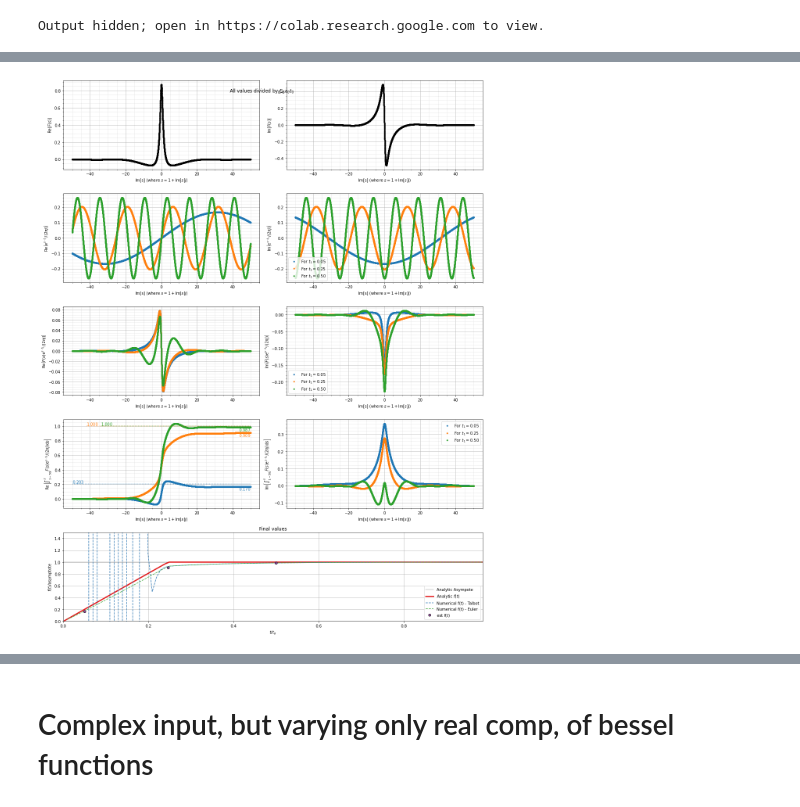
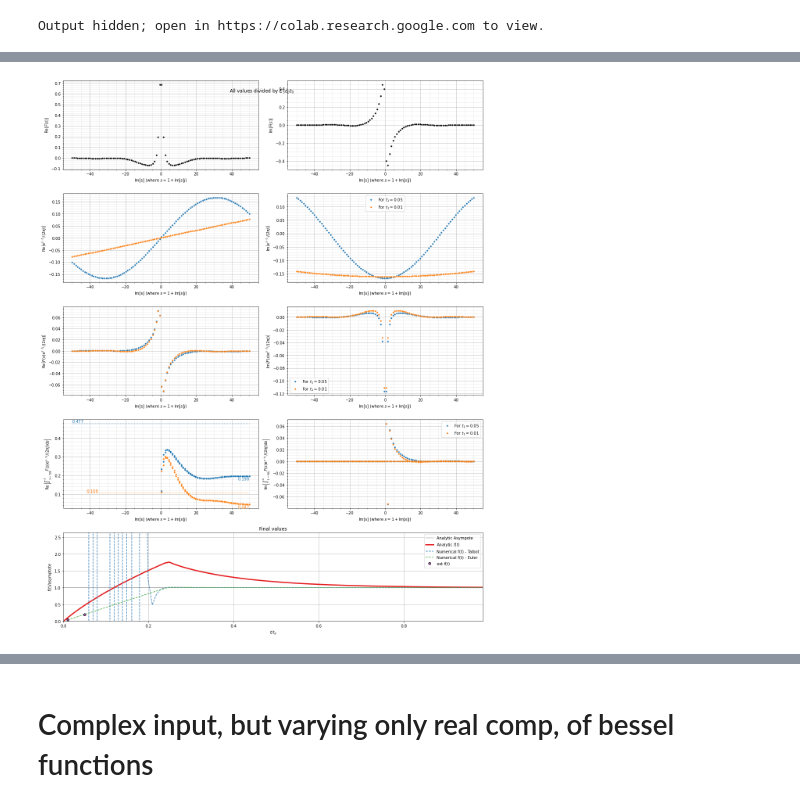
Before and after one commit to ryerrabelli/Yerrabelli-Spector-Poroelastic-Model-Code, a Jupyter notebook: src/TestBessel.ipynb, the cells around one changed output, grey strips where cells are left out. Drawn from its saved outputs; the diff is of its cells as text; code cells hidden in the pictures.

Commit message:
Investigating discrepancies to try to explain numerical-analytic difference. Realized that C1 does not equal C2 at v31=sqrt(0.5) like I thought it should

```diff
--- a/src/TestBessel.ipynb
+++ b/src/TestBessel.ipynb
@@ -940,0 +1320,6 @@ print(plt.cm.Set1(np.linspace(0,1,10)).round(3))
+# %%
+for t1_val in t1:
+    val, err = sp.integrate.quad(
+            (lambda s_i: vpe.laplace_value(s_i*1j+1, dimensional=True)/asymptote_analyt*np.exp( (s_i*1j+1)*t1_val)/(2j*np.pi)),
+            -50, 50
+            )
@@ -940,0 +1329,6 @@ print(plt.cm.Set1(np.linspace(0,1,10)).round(3))
+# %%
+for indt,t1_val in enumerate(np.array([.01, 0.05])):
+        print(t1_val,sp.integrate.quad(
+                (lambda s_i: -np.imag(vpe.laplace_value(s_i*1j+1, dimensional=True)/asymptote_analyt*np.exp( (s_i*1j+1)*t1_val)/(2j*np.pi))),
+                -500, 500
+                ), vpe.inverted_value(t1_val*vpe.tg))
@@ -941,5 +1371,4 @@ print(plt.cm.Set1(np.linspace(0,1,10)).round(3))
 # %%
-#@title Steps of inverse laplace of Cohen
 
 importlib.reload(viscoporoelastic_model)
 importlib.reload(inverting)
@@ -948,7 +1377,7 @@ from viscoporoelastic_model import CohenModel, getCohenModelModified
 
 param_name, param_name_latex = "v31", "\nu_{31}"
 param_vals = np.array([np.sqrt(1/2)])  #np.linspace(0,1,10,endpoint=True)
-
+param_vals = np.array([0.45])
 
 VPEs = [
         (CohenModel(), fr"$Cohen$"),
@@ -960,13 +1389,15 @@ VPEs = [(getCohenModelModified(**{param_name:param_val}), f"For ${param_name_lat
 
 do_plot = True  #@param {type: "boolean"}
 s_real = 1 #@param {type:"slider", min:-10, max:10, step:0.1}
-(s, ds)=np.linspace(start=s_real-50j, stop=s_real+50j, num=10000, endpoint=True, retstep=True)
+s_imag_width = 50  #@param {type:"number"}
+(s, ds)=np.linspace(start=s_real-1j*s_imag_width, stop=s_real+1j*s_imag_width,
+                    num=100, endpoint=True, retstep=True)
 #t1 = np.array([.01,.1, 1.5])  # nondimensional
 #t1 = np.array([.01,.1, 1.0])  # nondimensional
-t1 = np.array([.05, 0.246184, 0.5])
+#t1 = np.array([.05, 0.246184, 0.5])
 #t1 = np.concatenate( (np.arange(0.01,0.1,0.01), np.arange(.1,2,.1)) )  # nondimensional
-
-
+#t1 = np.array([.01, 0.05, 0.246184])
+t1 = np.array([.05, 0.01])
 
 t0_tg = VPEs[0][0].t0_tg
 tg = VPEs[0][0].tg
@@ -976,7 +1407,8 @@ func = [vpe.laplace_value for vpe, label in VPEs]
 inv_funcs_anal = [vpe.inverted_value for vpe, label in VPEs]
 
 
-plot_s = np.imag(s[...,None])
+#plot_s = np.imag(s[...,None])
+plot_s = np.imag(s)   # make one dim array, not 2+, for convenience
 yss = []
 row_namess = []
 
@@ -988,7 +1420,37 @@ for ind, (vpe, label) in enumerate(VPEs):
           np.exp(s[...,None]*t1)/(2j*np.pi)
           ]
     ys.append( (ys[0].T*ys[1].T).T )
-    ys.append( np.cumsum(ys[-1], axis=0)*ds )
+    """ys.append(sp.integrate.quad(
+        (lambda s: 1j*vpe.laplace_value(s, dimensional=True)/asymptote_analyt*np.exp(s[...,None]*t1)/(2j*np.pi))
+         ))"""
+
+    """
+    for t1_val in t1:
+        val, err = sp.integrate.quad(
+                (lambda s_i: 1j*vpe.laplace_value(s_i*1j+1, dimensional=True)/asymptote_analyt*np.exp( (s_i*1j+1)*t1_val)/(2j*np.pi)),
+                -50, 50
+                )"""
+
+    """ys.append( sp.integrate.cumtrapz(ys[-1], axis=0)*ds )
+    for indt,t1_val in enumerate(t1):
+        # double check the last value with a different method integrate.quad
+        ys[-1][-1,indt]=sp.integrate.quad(
+                (lambda s_i: 1j*vpe.laplace_value(s_i*1j+1, dimensional=True)/asymptote_analyt*np.exp( (s_i*1j+1)*t1_val)/(2j*np.pi)),
+                -50, 50
+                )[0]"""
+
+    # add the sign component so that there is a predictable order when there are two values to sort that are opposite sign
+    sort_indices = np.argsort( np.abs(plot_s) + 1e-8*np.sign(plot_s))
+    plot_s[sort_indices]
+    #ys.append( sp.integrate.cumtrapz(ys[-1], axis=0)*ds )
+    ys.append( np.concatenate((
+        # width of plot_s<0, but must keep height same to concat
+        #np.full( (plot_s[plot_s<0].shape + ys[-1].shape[1:]), np.nan ),  # put leading zeros
+        np.full(ys[2][sort_indices].shape, np.nan),
+        np.cumsum(ys[2][sort_indices], axis=0)*ds
+        )) )
+
+
     # No dollar signs ($) here - added later
     row_names = [r"F(s)",
                  r"\mathrm{e}^{s \cdot t_1}/(2 \pi j)"
@@ -1023,6 +1485,10 @@ for ind, (vpe, label) in enumerate(VPEs):
             [
              np.real_if_close(np.sum(ds*ys[2], axis=0) ),
              np.real_if_close(np.trapz(ys[2],dx=ds,axis=0) ),
+             np.array([sp.integrate.quad(
+                (lambda s_i: vpe.laplace_value(s_i*1j+1, dimensional=True)/asymptote_analyt*np.exp( (s_i*1j+1)*t1_val)/(2j*np.pi)),
+                -50, 50
+                )[0] for t1_val in t1])
             ]
             )
         },
@@ -1051,8 +1517,6 @@ if do_plot:
         #ax.set_xlabel(r"$\mathrm{Im\left[s\right]}$ ($\mathrm{Re}\left[s\right]="+f"{s_real}$)")
         ax.set_xlabel(r"$\mathrm{Im\left[s\right]}$ (where $s="+f"{s_real}"+r"+\mathrm{Im}\left[s\right]j$)")
 
-    #plt.suptitle(f"$s={s_real}+"+r"\mathrm{Im}\left[s\right]j$")
-    #fig.supxlabel(f"Component of complex output")  # requires matplotlib 3.4
 
     gs = axs.flat[-2].get_gridspec()  #axs[-1,-2].get_gridspec()  #
     # remove the underlying axes
@@ -1089,8 +1553,14 @@ if do_plot:
 
     for ys, row_names in zip(yss, row_namess):  # for each model
         for ind,y in enumerate(ys):  # for each row
-            axs.flat[0+ind*2].plot(plot_s, np.real(y), "k." if y.ndim<=1 else ".")
-            axs.flat[1+ind*2].plot(plot_s, np.imag(y), "k." if y.ndim<=1 else ".")
+            if len(plot_s) == len(y) +1:
+                plot_s_ = get_midpoint(plot_s)
+            elif len(plot_s)*2 == len(y):
+                plot_s_ = np.repeat(plot_s,2)  # [-1,0,1] becomes [-1,-1,0,0,1,1] etc
+            else:
+                plot_s_ = plot_s
+            axs.flat[0+ind*2].plot(plot_s_, np.real(y), "k." if y.ndim<=1 else ".")
+            axs.flat[1+ind*2].plot(plot_s_, np.imag(y), "k." if y.ndim<=1 else ".")
             axs.flat[0+ind*2].set_ylabel(r"$\mathrm{Re} \left[" +f"{row_names[ind]}"+r"\right]$")
             axs.flat[1+ind*2].set_ylabel(r"$\mathrm{Im} \left[" +f"{row_names[ind]}"+r"\right]$")
             if y.ndim>1:
@@ -1146 +1613 @@ t1=[0.05     0.246184 0.5     ]
-[figure, old version]
+[figure, new version]
```
Also changed, not shown: parts of 24 cells of this notebook, 2 other files.
